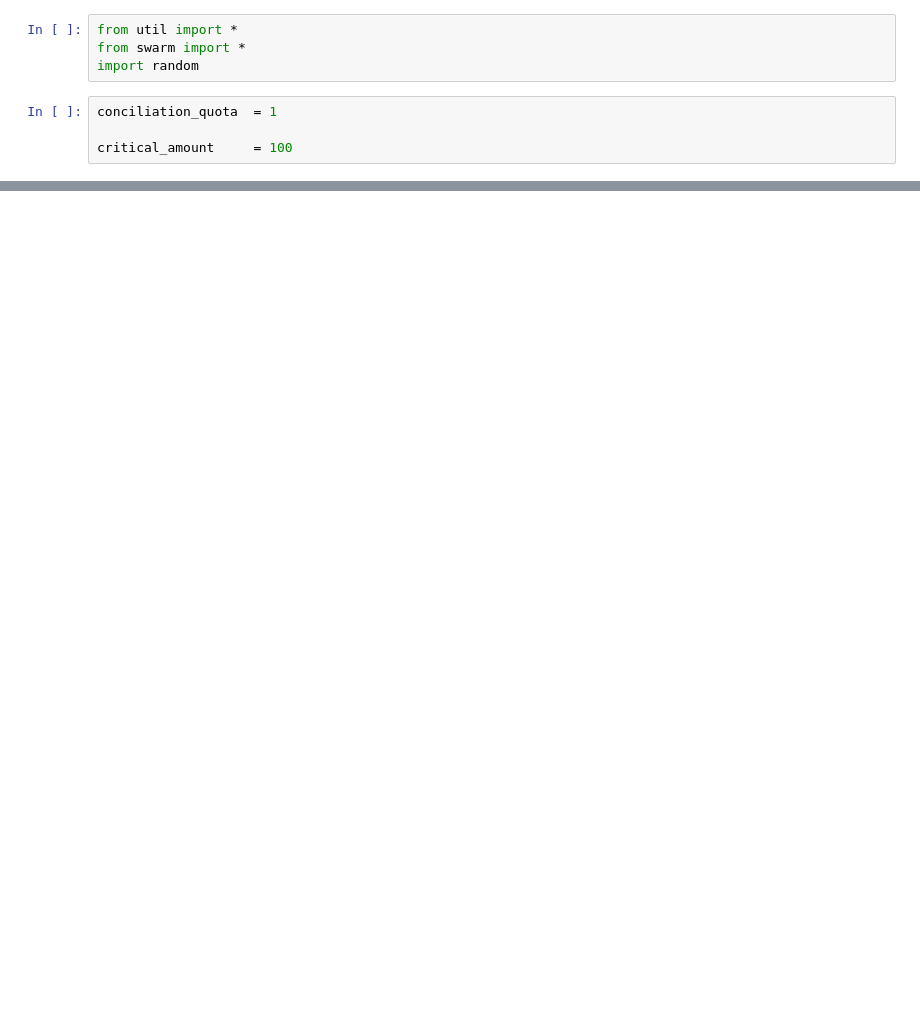
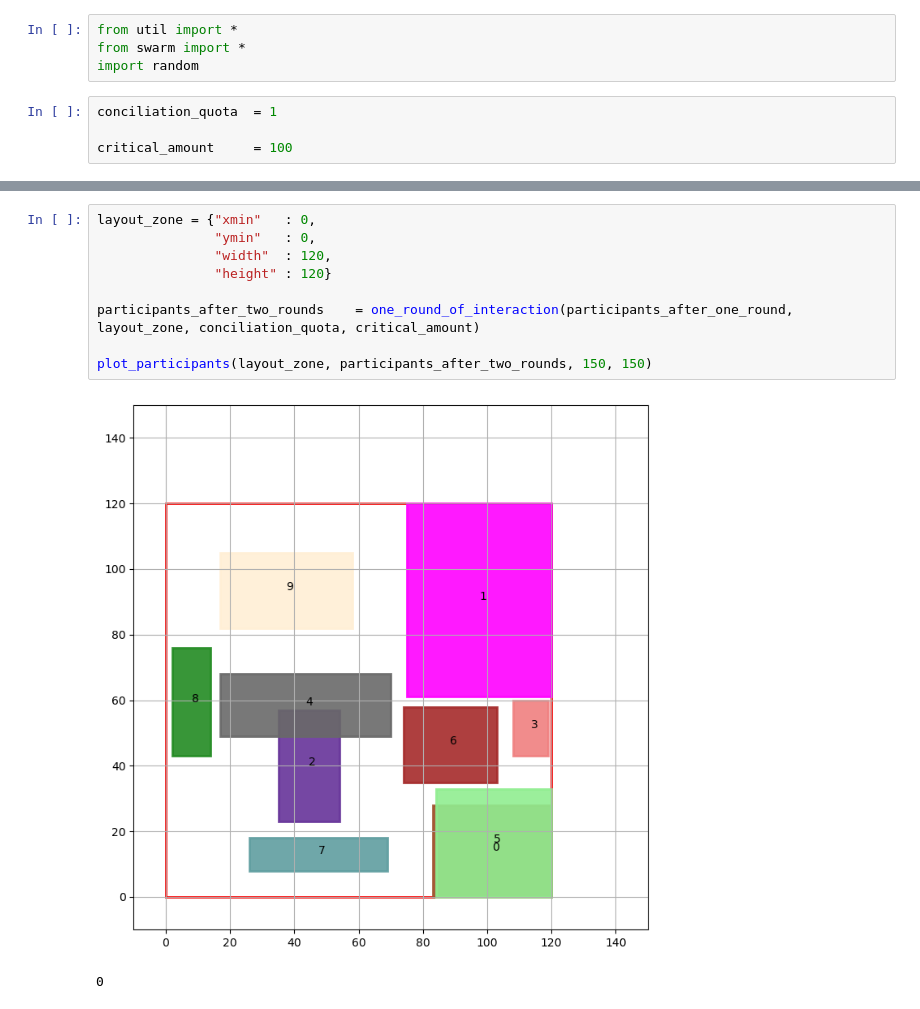
Before and after one commit to TiMo3654/abf, a Jupyter notebook: tests.ipynb, the cells around one changed output, grey strips where cells are left out. Cells and saved outputs as stored; diff of their text form; blank space fills up the shorter version.

```diff
--- a/tests.ipynb
+++ b/tests.ipynb
@@ -40,0 +30,12 @@ KeyError: 'width'
+# %%
+layout_zone = {"xmin"   : 0,
+               "ymin"   : 0,
+               "width"  : 120,
+               "height" : 120}
+
+participants_after_two_rounds    = one_round_of_interaction(participants_after_one_round, layout_zone, conciliation_quota, critical_amount)
+
+plot_participants(layout_zone, participants_after_two_rounds, 150, 150)
+# %% [output]
+[figure, added]
+0
```
Also changed, not shown: parts of 6 cells of this notebook.
